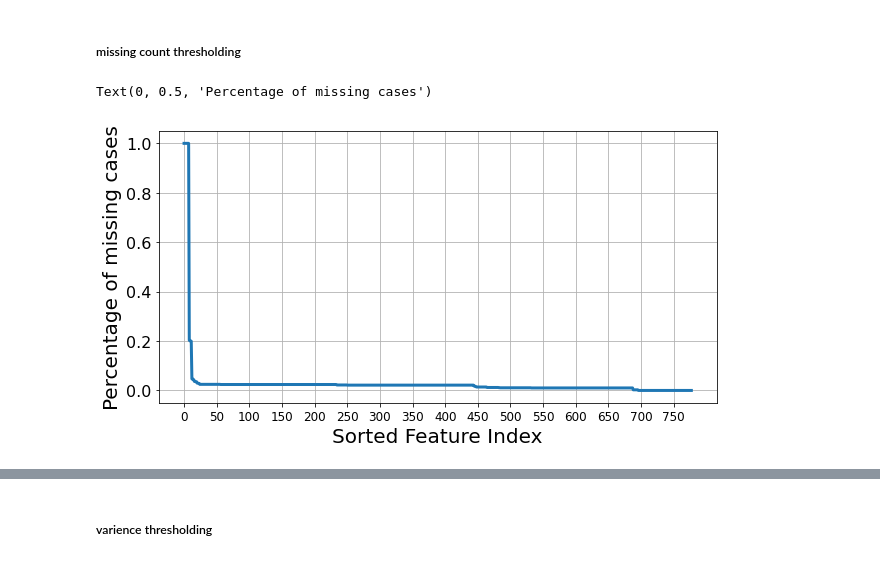
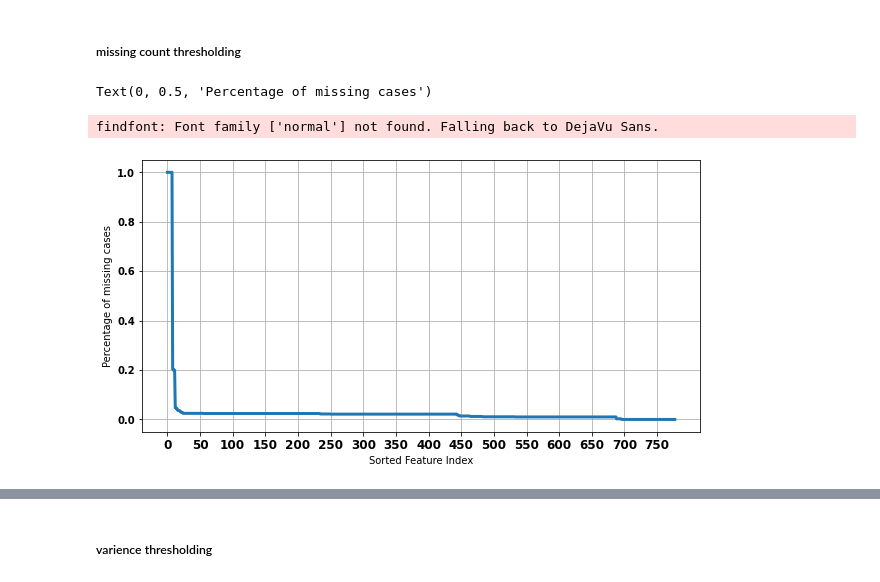
Before and after one commit to Jumabek/receptivity, a Jupyter notebook: analysis/Association Rule Mining.ipynb, the cells around one changed output, grey strips where cells are left out. Drawn from its saved outputs; the diff is of its cells as text; code cells hidden in the pictures.

```diff
--- a/analysis/Association Rule Mining.ipynb
+++ b/analysis/Association Rule Mining.ipynb
@@ -526,20 +509,17 @@ agg_feature
 # %%
 ds_missing = agg_feature.isnull().sum(axis=0)/len(agg_feature)
 #thresholding
 agg_feature_percent_missing  = agg_feature.loc[:,(ds_missing[ds_missing<.2]).index]
 
 plt.figure(figsize=(10,5))
 N, D = agg_feature.shape
 ds_missing.sort_values(ascending=False).plot(linewidth=3)
 I = np.arange(0,D,50)
 plt.xticks(I,I, fontsize=12);
-plt.yticks( fontsize=16);
 plt.grid()
-plt.xlabel('Sorted Feature Index', fontsize=20)
-plt.ylabel('Percentage of missing cases', fontsize=20)
-#plt.plot([12,12],[0,1], color='red',linewidth=2)
-
-#plt.text(150,0.25,'Cut off threshold\n for missing feature count', fontsize=25)
+plt.xlabel('Sorted Feature Index')
+plt.ylabel('Percentage of missing cases')
 # %% [output]
 Text(0, 0.5, 'Percentage of missing cases')
+findfont: Font family ['normal'] not found. Falling back to DejaVu Sans.
-[figure, old version]
+[figure, new version]
```
Also changed, not shown: parts of 25 cells of this notebook, 1 other file.
